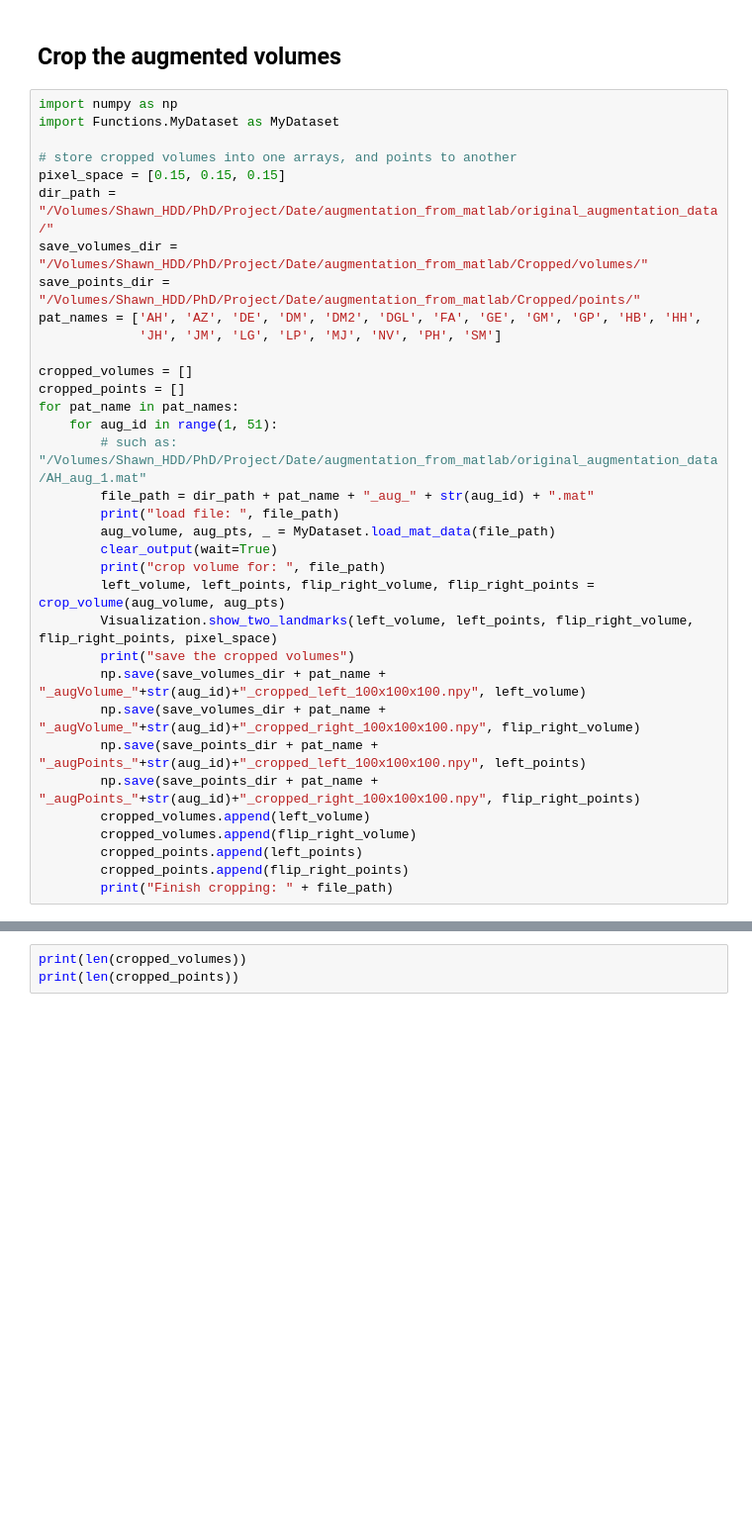
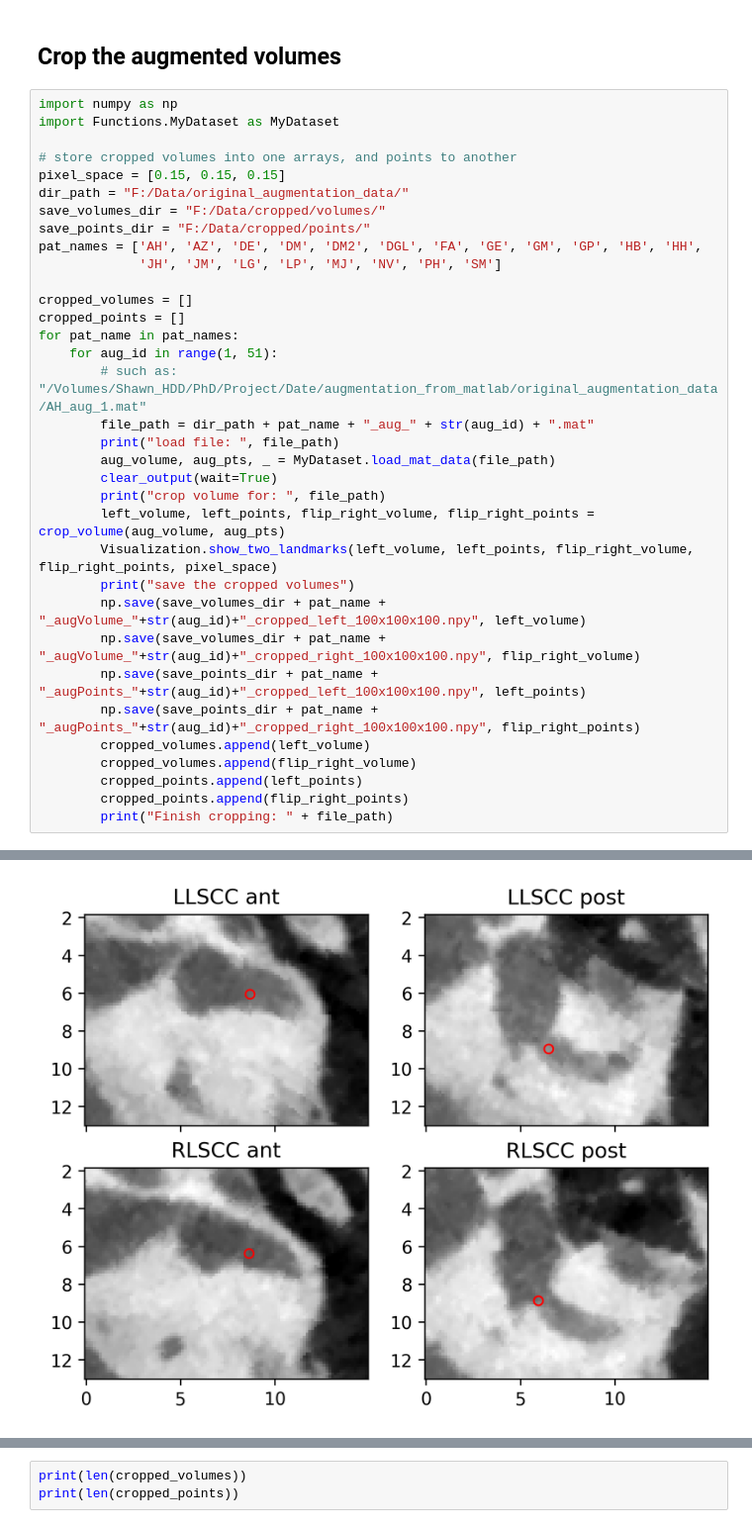
Before and after one commit to acherking/CT-MRI_LandmarkDetection, a Jupyter notebook: Preparation/Crop_Volume.ipynb, the cells around one changed output, grey strips where cells are left out. Shown at 99% size. Cells and saved outputs as stored; diff of their text form; blank space fills up the shorter version.

Commit message:
crop: got cropped volumes

```diff
--- a/Preparation/Crop_Volume.ipynb
+++ b/Preparation/Crop_Volume.ipynb
@@ -186,9 +186,9 @@ import Functions.MyDataset as MyDataset
 
 # store cropped volumes into one arrays, and points to another
 pixel_space = [0.15, 0.15, 0.15]
-dir_path = "/Volumes/Shawn_HDD/PhD/Project/Date/augmentation_from_matlab/original_augmentation_data/"
-save_volumes_dir = "/Volumes/Shawn_HDD/PhD/Project/Date/augmentation_from_matlab/Cropped/volumes/"
-save_points_dir = "/Volumes/Shawn_HDD/PhD/Project/Date/augmentation_from_matlab/Cropped/points/"
+dir_path = "F:/Data/original_augmentation_data/"
+save_volumes_dir = "F:/Data/cropped/volumes/"
+save_points_dir = "F:/Data/cropped/points/"
 pat_names = ['AH', 'AZ', 'DE', 'DM', 'DM2', 'DGL', 'FA', 'GE', 'GM', 'GP', 'HB', 'HH',
              'JH', 'JM', 'LG', 'LP', 'MJ', 'NV', 'PH', 'SM']
 
@@ -218,0 +219 @@ crop volume for:  /Volumes/Shawn_HDD/PhD/Project/Date/augmentation_from_matlab/o
+[figure, added]
```
Also changed, not shown: parts of 1 cell of this notebook.
